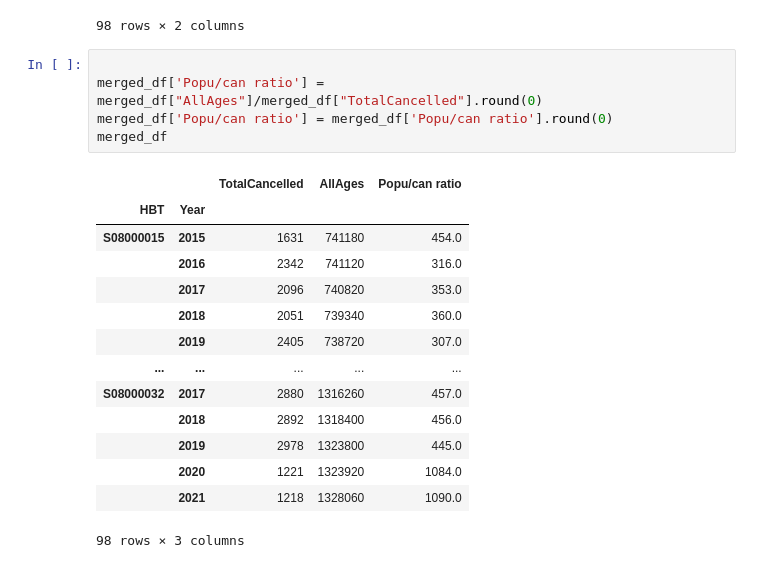
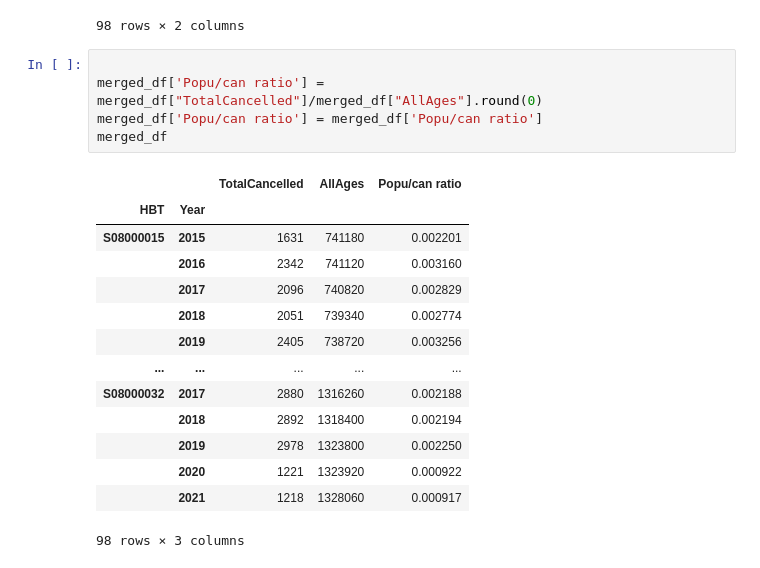
Before and after one commit to brianej/fdscw3, a Jupyter notebook: q4.ipynb, the cells around one changed output. Cells and saved outputs as stored; diff of their text form.

```diff
--- a/q4.ipynb
+++ b/q4.ipynb
@@ -334,23 +347,23 @@ merged_df
 98 rows × 2 columns
 # %%
 
-merged_df['Popu/can ratio'] = merged_df["AllAges"]/merged_df["TotalCancelled"].round(0)
-merged_df['Popu/can ratio'] = merged_df['Popu/can ratio'].round(0)
+merged_df['Popu/can ratio'] = merged_df["TotalCancelled"]/merged_df["AllAges"].round(0)
+merged_df['Popu/can ratio'] = merged_df['Popu/can ratio']
 merged_df
 # %% [output]
 |  |  | TotalCancelled | AllAges | Popu/can ratio |
 | HBT | Year |  |  |  |
-| S08000015 | 2015 | 1631 | 741180 | 454.0 |
-|  | 2016 | 2342 | 741120 | 316.0 |
-|  | 2017 | 2096 | 740820 | 353.0 |
-|  | 2018 | 2051 | 739340 | 360.0 |
-|  | 2019 | 2405 | 738720 | 307.0 |
+| S08000015 | 2015 | 1631 | 741180 | 0.002201 |
+|  | 2016 | 2342 | 741120 | 0.003160 |
+|  | 2017 | 2096 | 740820 | 0.002829 |
+|  | 2018 | 2051 | 739340 | 0.002774 |
+|  | 2019 | 2405 | 738720 | 0.003256 |
 | ... | ... | ... | ... | ... |
-| S08000032 | 2017 | 2880 | 1316260 | 457.0 |
-|  | 2018 | 2892 | 1318400 | 456.0 |
-|  | 2019 | 2978 | 1323800 | 445.0 |
-|  | 2020 | 1221 | 1323920 | 1084.0 |
-|  | 2021 | 1218 | 1328060 | 1090.0 |
+| S08000032 | 2017 | 2880 | 1316260 | 0.002188 |
+|  | 2018 | 2892 | 1318400 | 0.002194 |
+|  | 2019 | 2978 | 1323800 | 0.002250 |
+|  | 2020 | 1221 | 1323920 | 0.000922 |
+|  | 2021 | 1218 | 1328060 | 0.000917 |
 98 rows × 3 columns
 # %%
 merged_sum = merged_df.groupby("HBT").sum()
```
Also changed, not shown: parts of 7 cells of this notebook.
